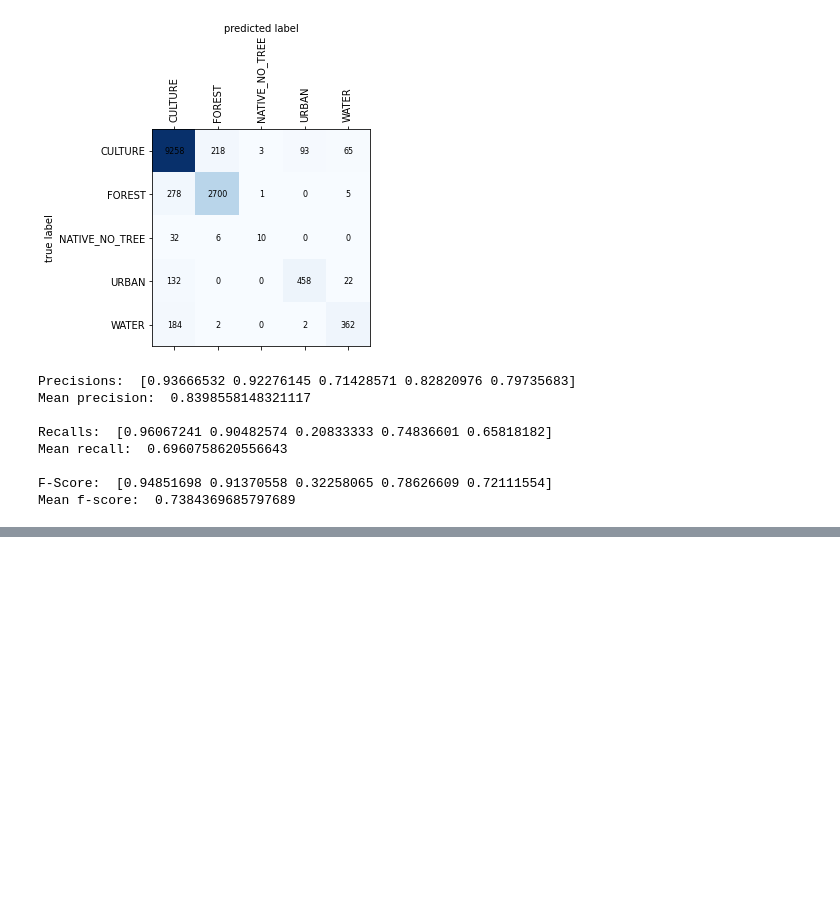
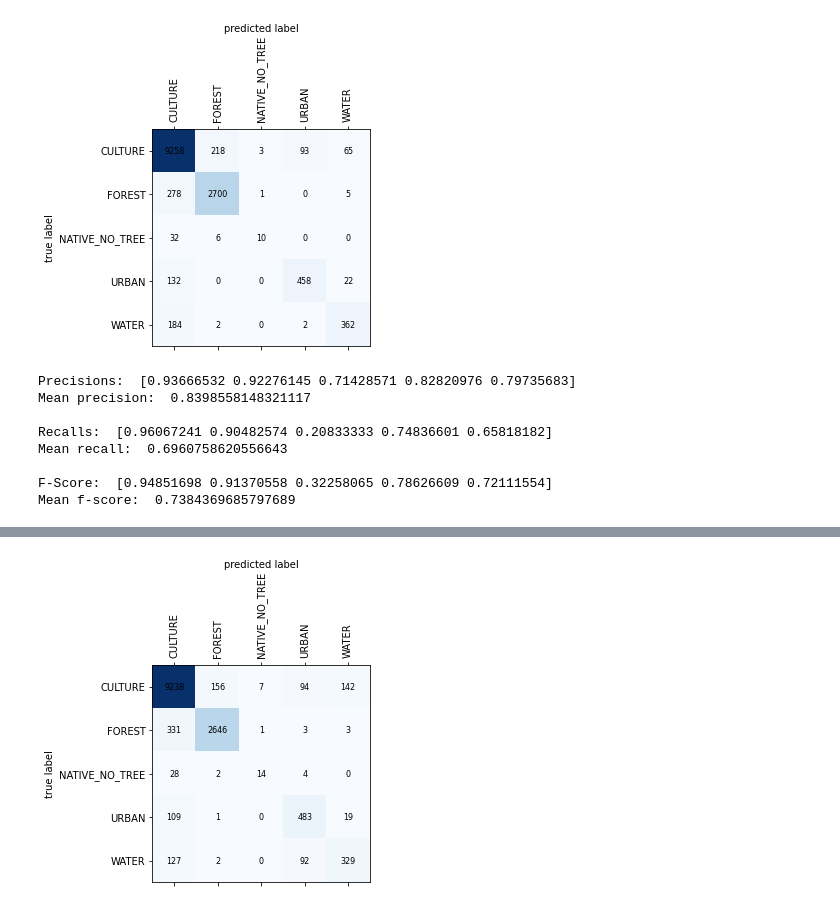
Before and after one commit to SimWalther/vietnam_coffee_detection, a Jupyter notebook: scripts/notebooks/multiOutputModel.ipynb, the cells around one changed output, grey strips where cells are left out. Saved outputs shown, nothing was run; the diff lists cells and outputs as text; code cells hidden in the pictures; blank space fills up the shorter version.

```diff
--- a/scripts/notebooks/multiOutputModel.ipynb
+++ b/scripts/notebooks/multiOutputModel.ipynb
@@ -414,0 +546,4 @@ Mean f-score:  0.7384369685797689
+# %%
+plot_confusion_matrix(conf_matrices[1], [label.name for label in LabelCategory])
+# %% [output]
+[figure, added]
```
Also changed, not shown: parts of 10 cells of this notebook, 18 other files.
